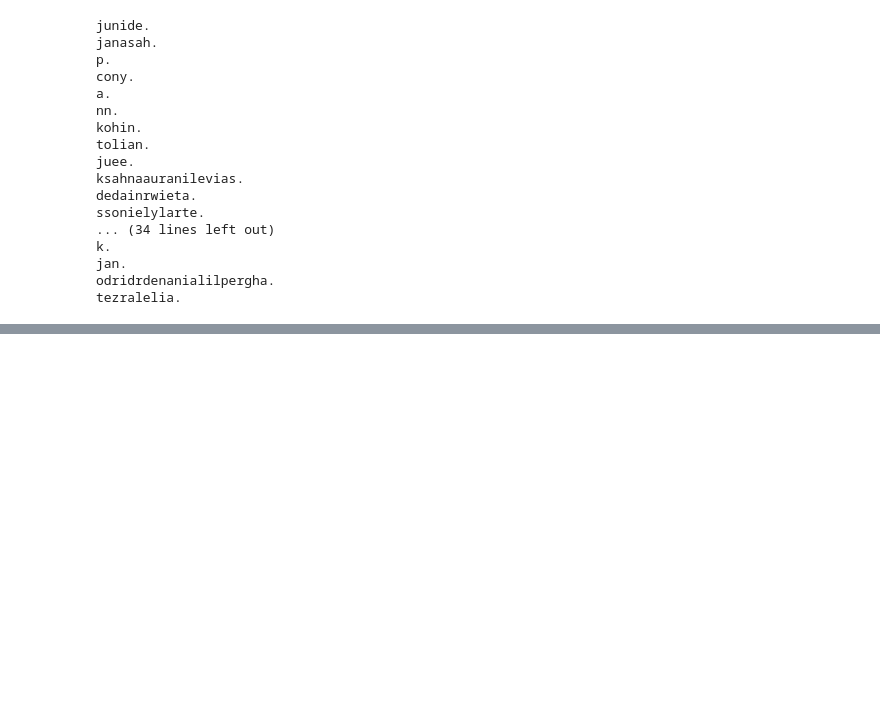
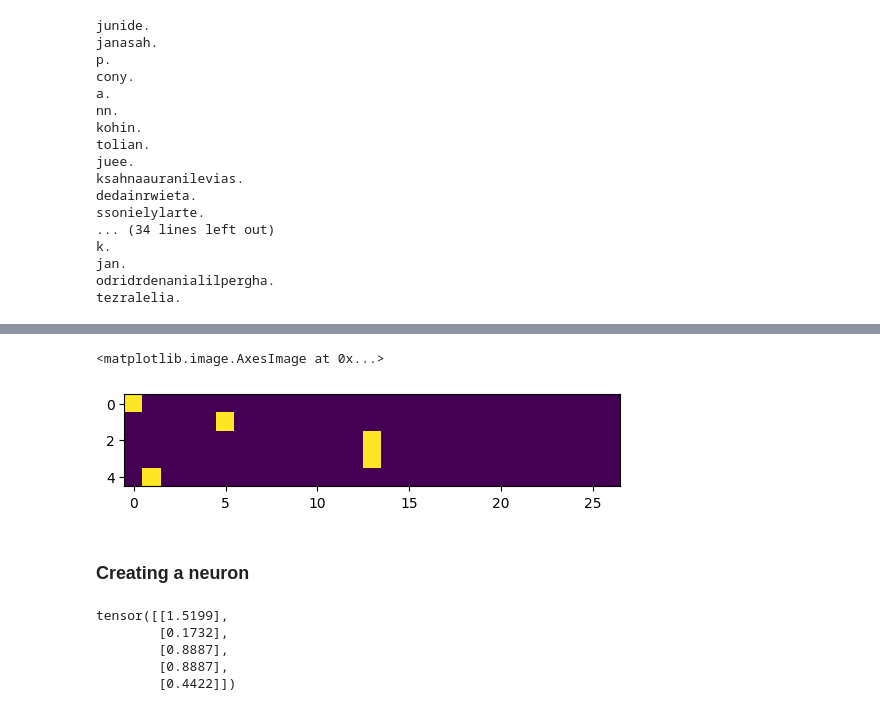
Before and after one commit to ayub055/Namify, a Jupyter notebook: llm.ipynb, the cells around one changed output, grey strips where cells are left out. Saved outputs shown, nothing was run; the diff lists cells and outputs as text; code cells hidden in the pictures; blank space fills up the shorter version.

```diff
--- a/llm.ipynb
+++ b/llm.ipynb
@@ -477,8 +421,8 @@ tezralelia.
 # %% [markdown]
 #### These samples of names generated are very very bad. The bigram model performs very bad
 # %%
-P = M.float()
-P.shape
+P = (M+1).float()  # 1 added to every entry to make sure there is not a inf loss for any test word
+P.shape # Please see below for loss prediction for our word 'ayyoobq'
 # %% [output]
 torch.Size([27, 27])
 # %%
@@ -526,0 +499,18 @@ tezralelia.
+# %%
+log_likelihood = 0.0
+n = 0
+for w in ["ayyoobq"]:
+    chs = ['.'] + list(w) + ['.']
+    for ch1, ch2 in zip(chs, chs[1:]):
+        ix1 = stoi[ch1]
+        ix2 = stoi[ch2]
+        prob = P[ix1][ix2]
+        logprob = torch.log(prob)
+        log_likelihood += logprob
+        n += 1
+        print(f"{ch1}{ch2} --> prob : {prob:.4f}, log prob : {logprob:.4f}")
+
+print(f"Log Likelihood : {log_likelihood:.4f}")
+negative_likelihood = -log_likelihood
+print(f"Negative Log Likelihood : {negative_likelihood:.4f}")
+print(f"Actual LOSS : {negative_likelihood/n}")
@@ -526,0 +533,14 @@ tezralelia.
+# %%
+# Creating the trainig set of all the biagrams (x, y)
+xs, ys = [], []
+for w in words[:1]:
+    chs = ['.'] + list(w) + ['.']
+    for ch1, ch2 in zip(chs, chs[1:]):
+        ix1 = stoi[ch1]
+        ix2 = stoi[ch2]
+        print(ch1, ch2)
+        #M[ix1, ix2] + = 1
+        xs.append(ix1)
+        ys.append(ix2)
+xs = torch.tensor(xs)
+ys = torch.tensor(ys)
@@ -526,0 +568,4 @@ tezralelia.
+# %%
+import torch.nn.functional as F
+xenc = F.one_hot(xs, num_classes = 27).float() # feed floating values into the network
+xenc
@@ -526,0 +583,16 @@ tezralelia.
+# %%
+plt.imshow(xenc)
+# %% [output]
+<matplotlib.image.AxesImage at 0x...>
+[figure, added]
+# %% [markdown]
+### Creating a neuron
+# %%
+W = torch.randn((27, 1)) # init weights
+xenc @ W # Multiplyin i/p to weights    W.X + b  ---> b = 0 here
+# %% [output]
+tensor([[1.5199],
+        [0.1732],
+        [0.8887],
+        [0.8887],
+        [0.4422]])
```
Also changed, not shown: parts of 41 cells of this notebook.
